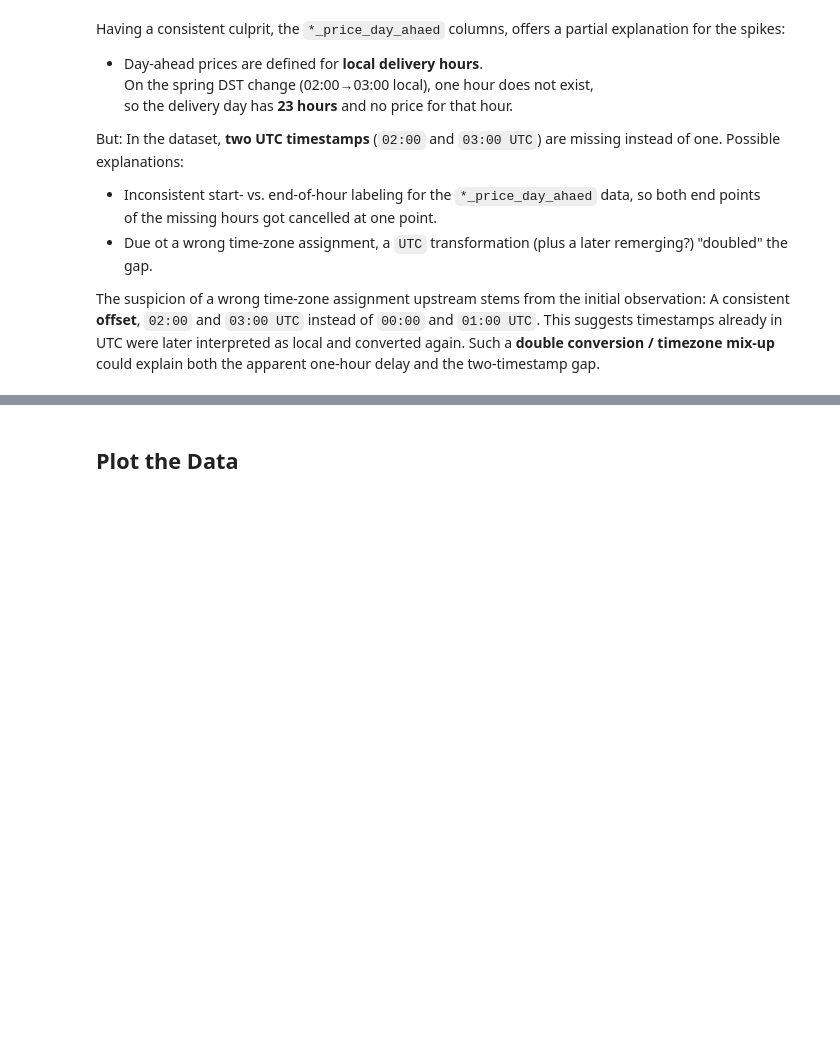
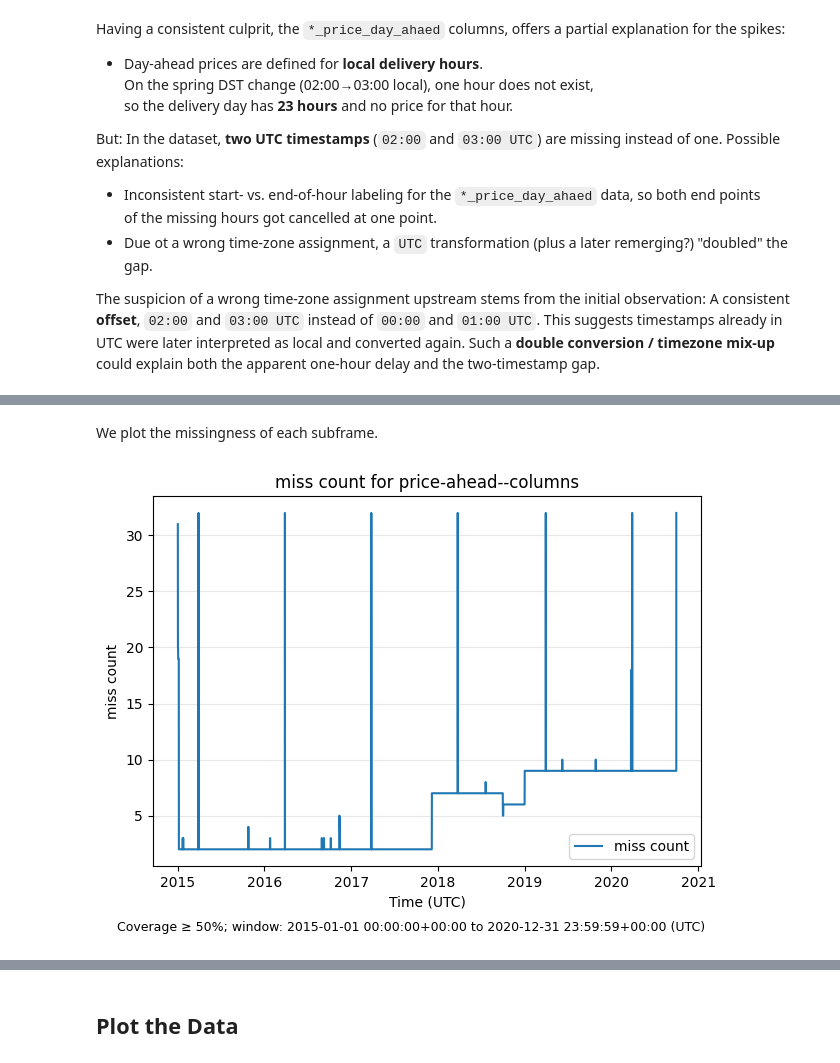
Before and after one commit to F-Skorz/electricity-demand-project, a Jupyter notebook: notebooks/01_OPSD_EDA.ipynb, the cells around one changed output, grey strips where cells are left out. Saved outputs shown, nothing was run; the diff lists cells and outputs as text; code cells hidden in the pictures; blank space fills up the shorter version.

Commit message:
01_OPSD_EDA.ipynb: missingness of price_day_ahead columns vs remaining

```diff
--- a/notebooks/01_OPSD_EDA.ipynb
+++ b/notebooks/01_OPSD_EDA.ipynb
@@ -608,0 +653,21 @@ The suspicion of a wrong time-zone assignment upstream stems from the initial ob
+# %%
+# Split OPSD_60min_df into:
+# - OPSD_60min_price_ahead_only_df  (price_ahead cols + timestamps)
+# - OPSD_60min_no_price_ahead_df    (all remaining cols)
+
+time_cols = ["utc_timestamp", "cet_cest_timestamp"]
+
+# mask for price_ahead columns
+col_mask   = pd.Index(OPSD_60min_df.columns).astype(str).str.contains("price_day_ahead", regex=False)
+price_cols = OPSD_60min_df.columns[col_mask]
+
+# keep timestamps if present
+existing_time_cols = [c for c in time_cols if c in OPSD_60min_df.columns]
+
+# final selection (timestamps first, then price cols), unique + ordered
+sel_cols = list(dict.fromkeys(existing_time_cols + list(price_cols)))
+
+OPSD_60min_price_ahead_only_df = OPSD_60min_df.loc[:, sel_cols].copy()
+OPSD_60min_no_price_ahead_df   = OPSD_60min_df.drop(columns=price_cols).copy()
+print(OPSD_60min_price_ahead_only_df.shape)
+print(OPSD_60min_no_price_ahead_df.shape)
@@ -608,0 +677,9 @@ The suspicion of a wrong time-zone assignment upstream stems from the initial ob
+# %%
+missingness_summary_price_ahead_only_df = eda_utils.count_missing_per_row(OPSD_60min_price_ahead_only_df)
+missingness_summary_no_price_ahead_df = eda_utils.count_missing_per_row(OPSD_60min_no_price_ahead_df)
+
+display(missingness_summary_price_ahead_only_df.head(10))
+display(missingness_summary_price_ahead_only_df.info())
+
+display(missingness_summary_no_price_ahead_df.head(10))
+display(missingness_summary_no_price_ahead_df.info())
@@ -608,0 +731,17 @@ The suspicion of a wrong time-zone assignment upstream stems from the initial ob
+# %% [markdown]
+We plot the missingness of each subframe.
+# %%
+#with warnings.catch_warnings():
+#    warnings.simplefilter("ignore", FutureWarning)
+fig, ax = plotting_utils.plot_resampled(
+      df=missingness_summary_price_ahead_only_df,
+      start_date="2015-01-01 00:00",
+          end_date="2020-12-31 23:59:59",
+          column="miss_count",
+          granularity="H",
+          time_col="utc_timestamp",
+          how="sum",
+     coverage_threshold=0.5,
+     title="miss count for price-ahead--columns")
+# %% [output]
+[figure, added]
```
Also changed, not shown: parts of 13 cells of this notebook.
